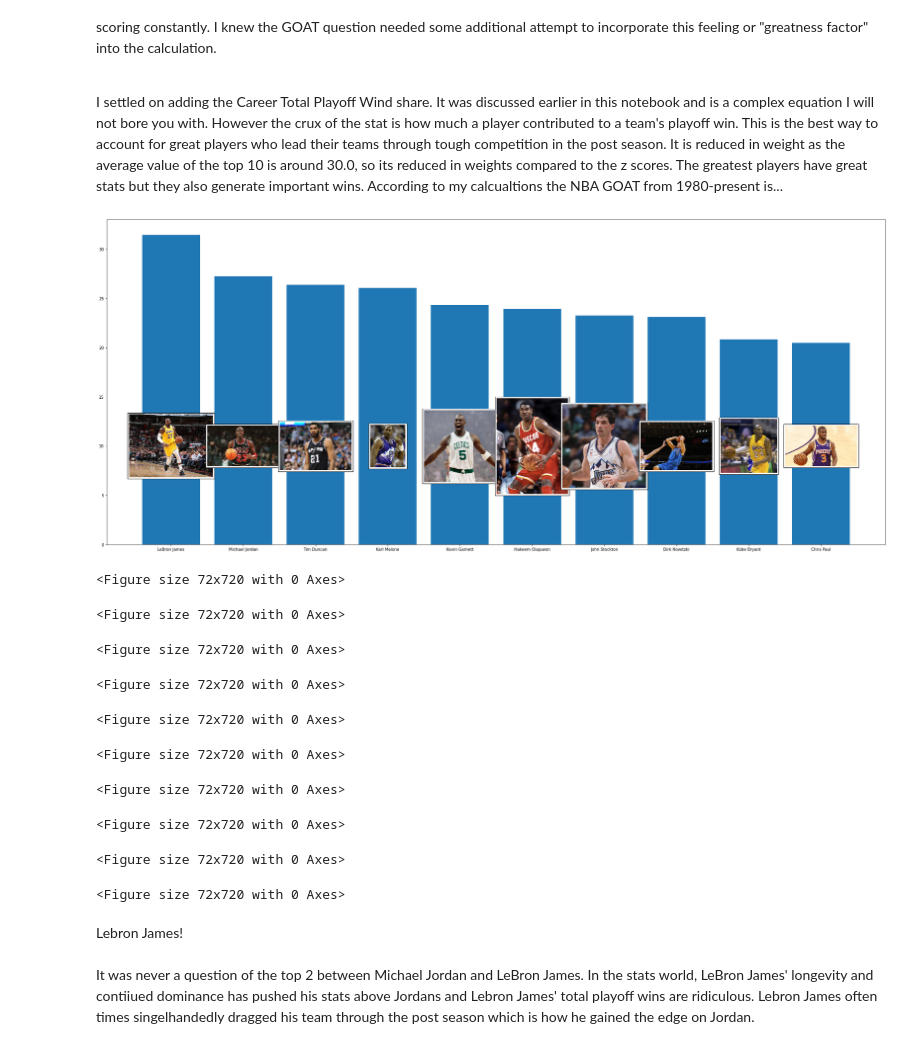
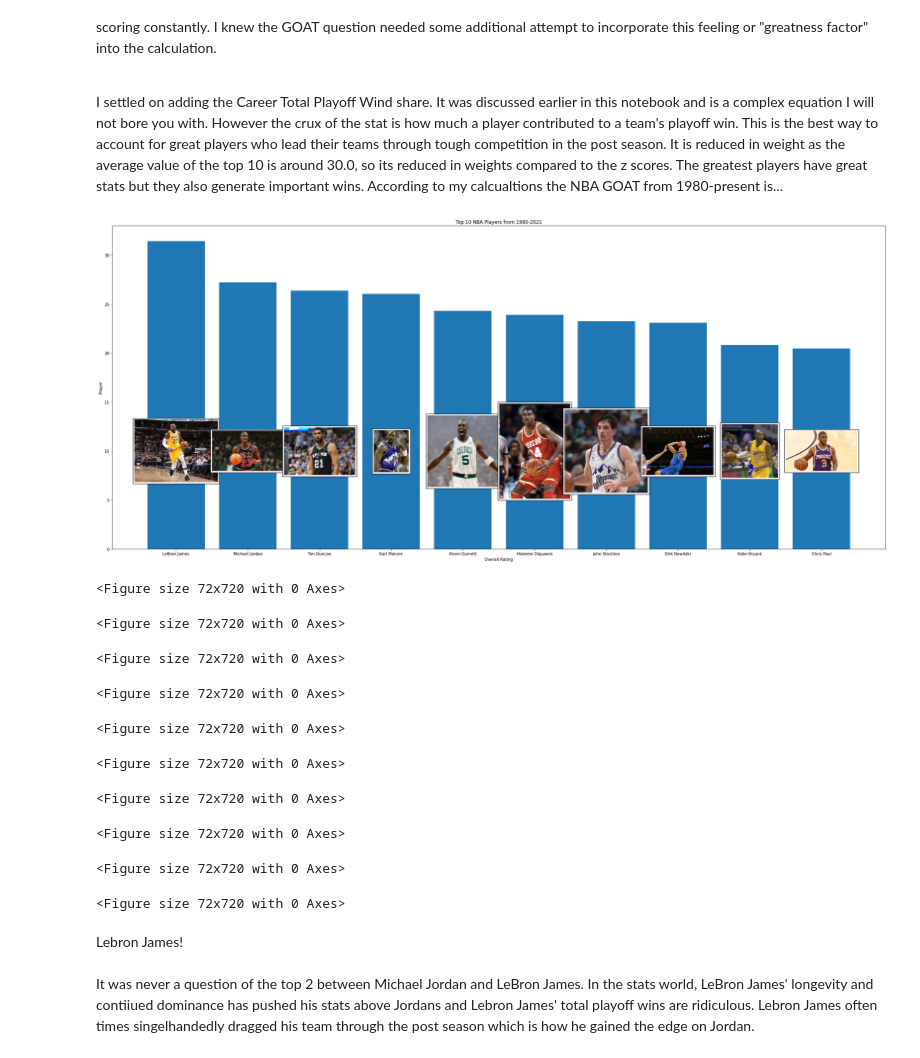
Before and after one commit to acook4148/CMSC320FinalProject, a Jupyter notebook: Erics_Copy.ipynb, the cells around one changed output. Cells and saved outputs as stored; diff of their text form; code cells hidden in the pictures.

```diff
--- a/Erics_Copy.ipynb
+++ b/Erics_Copy.ipynb
@@ -707,29 +707,31 @@ I settled on adding the Career Total Playoff Wind share. It was discussed earlie
 # %%
 #insert column for overall rating
 
 #calculates then weights the z scores of overall defense and offense
 #win share percentage is weighted to not overpower the other ratings
 combined['overall_rating']= ((combined['overall_def_rating']-combined['overall_def_rating'].mean())/combined['overall_def_rating'].std()+
                                  3*(combined['overall_off_rating']-combined['overall_off_rating'].mean())/combined['overall_off_rating'].std()
                              +.15*combined['WS']
                             )
 
 
 fig, ax = plt.subplots(figsize=(35,15))
 
 combined.sort_values(by=['overall_rating'], inplace=True, ascending=False)
 
 plt.bar(combined[0:10].index, combined[0:10]['overall_rating'])
 
-
+plt.xlabel('Overall Rating')
+plt.ylabel("Player")
+plt.title('Top 10 NBA Players from 1980-2021')
 for name in combined[0:10].index:
     image = plt.imread('{}.jpeg'.format(name))
     imBox=OffsetImage(image, zoom=.15)
     ab=AnnotationBbox(imBox,[name,10])
     ax.add_artist(ab)
     plt.figure(figsize=(1, 10))
 # %% [output]
-[figure, old version]
+[figure, new version]
 <Figure size 72x720 with 0 Axes>
 <Figure size 72x720 with 0 Axes>
 <Figure size 72x720 with 0 Axes>
```
Also changed, not shown: 3 other files.
